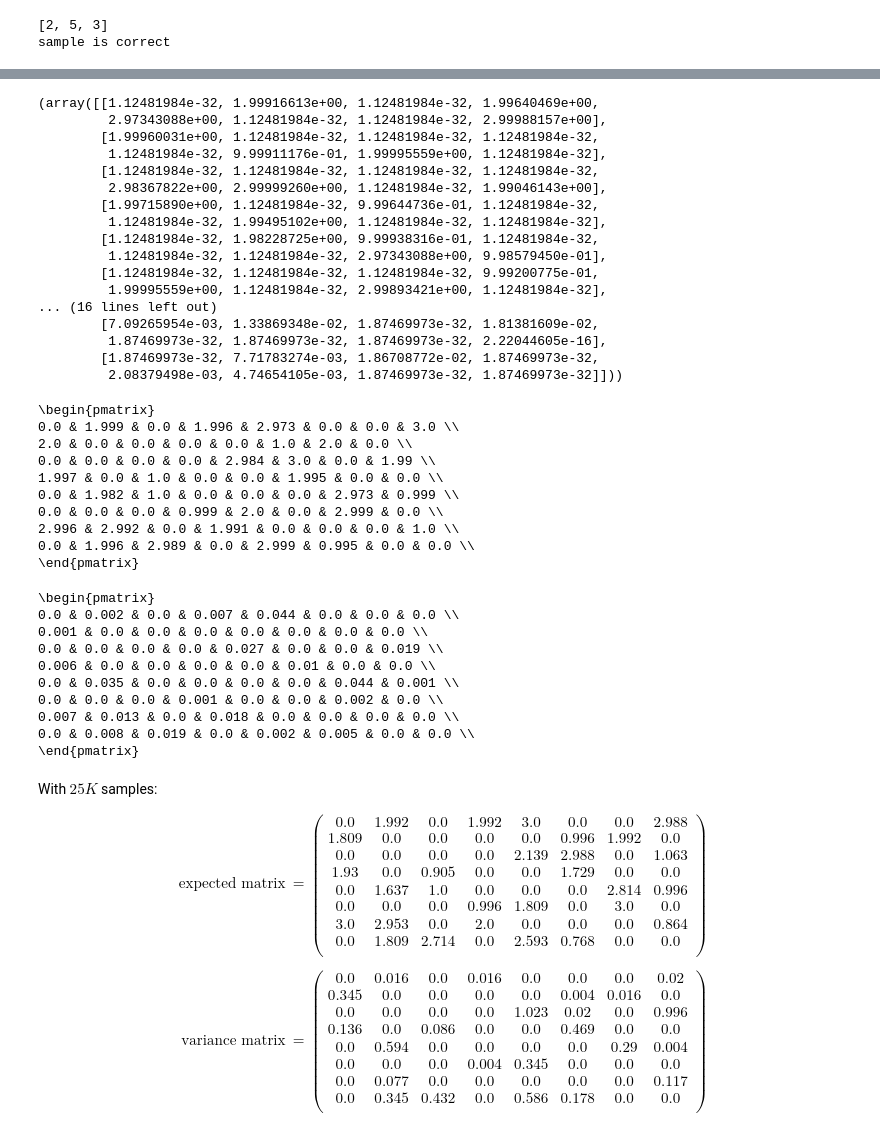
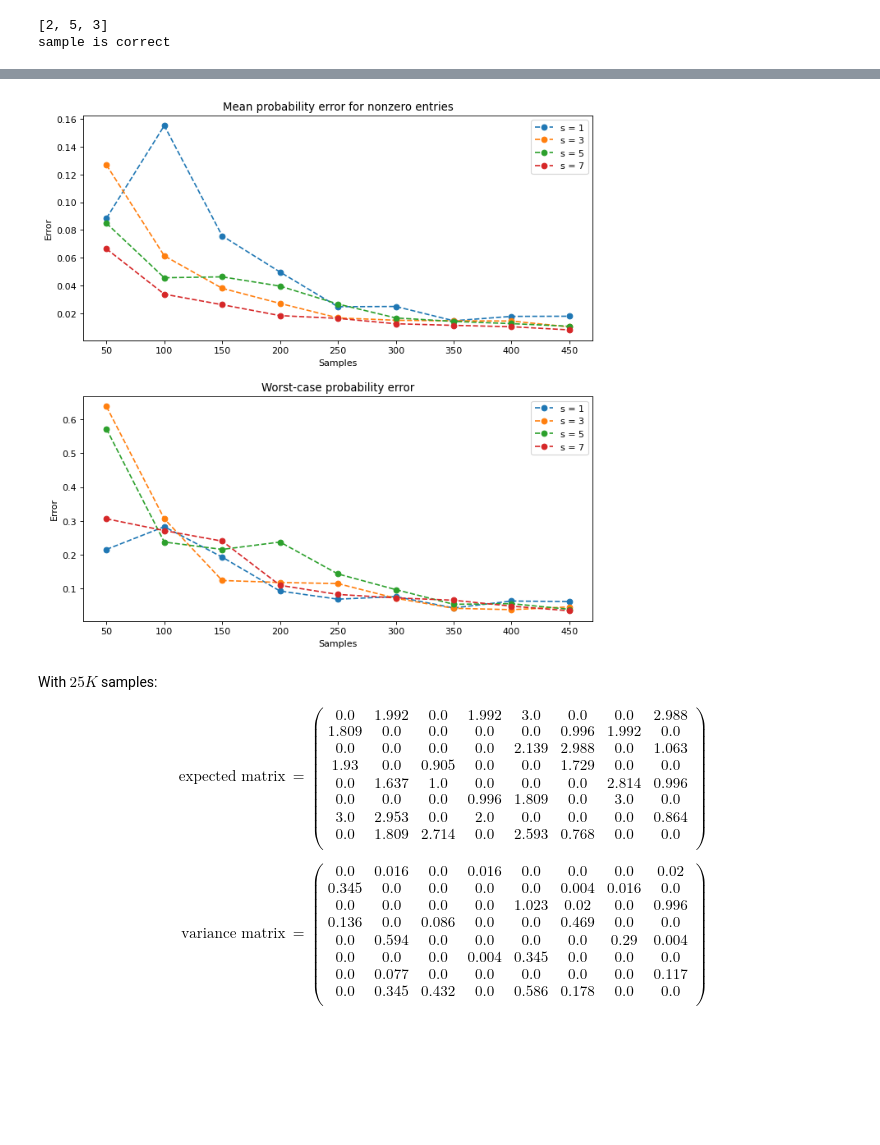
Before and after one commit to calum-shearer/quantum-computing-Oracle_Sketching, a Jupyter notebook: Sketching_and_Dimensional_Reduction.ipynb, the cells around one changed output, grey strips where cells are left out. Drawn from its saved outputs; the diff is of its cells as text; code cells hidden in the pictures; blank space fills up the shorter version.

```diff
--- a/Sketching_and_Dimensional_Reduction.ipynb
+++ b/Sketching_and_Dimensional_Reduction.ipynb
@@ -758,48 +738,0 @@ sparse_matrix1_guess = guess_matrix(sparse_matrix1,samples=1000,startingseed=393
-# %%
-sparse_matrix1_guess
-# %% [output]
-(array([[1.12481984e-32, 1.99916613e+00, 1.12481984e-32, 1.99640469e+00,
-         2.97343088e+00, 1.12481984e-32, 1.12481984e-32, 2.99988157e+00],
-        [1.99960031e+00, 1.12481984e-32, 1.12481984e-32, 1.12481984e-32,
-         1.12481984e-32, 9.99911176e-01, 1.99995559e+00, 1.12481984e-32],
-        [1.12481984e-32, 1.12481984e-32, 1.12481984e-32, 1.12481984e-32,
-         2.98367822e+00, 2.99999260e+00, 1.12481984e-32, 1.99046143e+00],
-        [1.99715890e+00, 1.12481984e-32, 9.99644736e-01, 1.12481984e-32,
-         1.12481984e-32, 1.99495102e+00, 1.12481984e-32, 1.12481984e-32],
-        [1.12481984e-32, 1.98228725e+00, 9.99938316e-01, 1.12481984e-32,
-         1.12481984e-32, 1.12481984e-32, 2.97343088e+00, 9.98579450e-01],
-        [1.12481984e-32, 1.12481984e-32, 1.12481984e-32, 9.99200775e-01,
-         1.99995559e+00, 1.12481984e-32, 2.99893421e+00, 1.12481984e-32],
-... (16 lines left out)
-        [7.09265954e-03, 1.33869348e-02, 1.87469973e-32, 1.81381609e-02,
-         1.87469973e-32, 1.87469973e-32, 1.87469973e-32, 2.22044605e-16],
-        [1.87469973e-32, 7.71783274e-03, 1.86708772e-02, 1.87469973e-32,
-         2.08379498e-03, 4.74654105e-03, 1.87469973e-32, 1.87469973e-32]]))
-# %%
-exmat = format_matrix(np.round(sparse_matrix1_guess[0],3))
-print(exmat)
-# %% [output]
-\begin{pmatrix}
-0.0 & 1.999 & 0.0 & 1.996 & 2.973 & 0.0 & 0.0 & 3.0 \\
-2.0 & 0.0 & 0.0 & 0.0 & 0.0 & 1.0 & 2.0 & 0.0 \\
-0.0 & 0.0 & 0.0 & 0.0 & 2.984 & 3.0 & 0.0 & 1.99 \\
-1.997 & 0.0 & 1.0 & 0.0 & 0.0 & 1.995 & 0.0 & 0.0 \\
-0.0 & 1.982 & 1.0 & 0.0 & 0.0 & 0.0 & 2.973 & 0.999 \\
-0.0 & 0.0 & 0.0 & 0.999 & 2.0 & 0.0 & 2.999 & 0.0 \\
-2.996 & 2.992 & 0.0 & 1.991 & 0.0 & 0.0 & 0.0 & 1.0 \\
-0.0 & 1.996 & 2.989 & 0.0 & 2.999 & 0.995 & 0.0 & 0.0 \\
-\end{pmatrix}
-# %%
-varmat = format_matrix(np.round(sparse_matrix1_guess[1],3))
-print(varmat)
-# %% [output]
-\begin{pmatrix}
-0.0 & 0.002 & 0.0 & 0.007 & 0.044 & 0.0 & 0.0 & 0.0 \\
-0.001 & 0.0 & 0.0 & 0.0 & 0.0 & 0.0 & 0.0 & 0.0 \\
-0.0 & 0.0 & 0.0 & 0.0 & 0.027 & 0.0 & 0.0 & 0.019 \\
-0.006 & 0.0 & 0.0 & 0.0 & 0.0 & 0.01 & 0.0 & 0.0 \\
-0.0 & 0.035 & 0.0 & 0.0 & 0.0 & 0.0 & 0.044 & 0.001 \\
-0.0 & 0.0 & 0.0 & 0.001 & 0.0 & 0.0 & 0.002 & 0.0 \\
-0.007 & 0.013 & 0.0 & 0.018 & 0.0 & 0.0 & 0.0 & 0.0 \\
-0.0 & 0.008 & 0.019 & 0.0 & 0.002 & 0.005 & 0.0 & 0.0 \\
-\end{pmatrix}
@@ -806,3 +792,30 @@ print(varmat)
+# %%
+# savedsparsitymeanerrors = copy.deepcopy(sparsitymeanerrors)
+# savedsparsityworsterrors = copy.deepcopy(sparsityworsterrors)
+
+plt.figure(figsize=(10, 10), dpi=80)
+plt.subplot(211)
+
+for m in range(4):
+    plt.plot(samples,savedsparsitymeanerrors[m],label=f's = {np.arange(1,9,step=2)[m]}',marker='o',linestyle='--')
+plt.title("Mean probability error for nonzero entries")
+plt.xlabel('Samples')
+plt.ylabel('Error')
+plt.legend(loc='upper right')
+
+plt.subplot(212)
+for m in range(4):
+    plt.plot(samples,savedsparsityworsterrors[m],label=f's = {np.arange(1,9,step=2)[m]}',marker='o',linestyle='--')
+plt.title("Worst-case probability error")
+plt.xlabel('Samples')
+plt.ylabel('Error')
+
+plt.subplots_adjust(hspace=0.25)
+plt.legend(loc='upper right')
+
+plt.show()
+# %% [output]
+[figure, added]
 # %% [markdown]
 With $25K$ samples:
 $$
```
Also changed, not shown: parts of 20 cells of this notebook.
